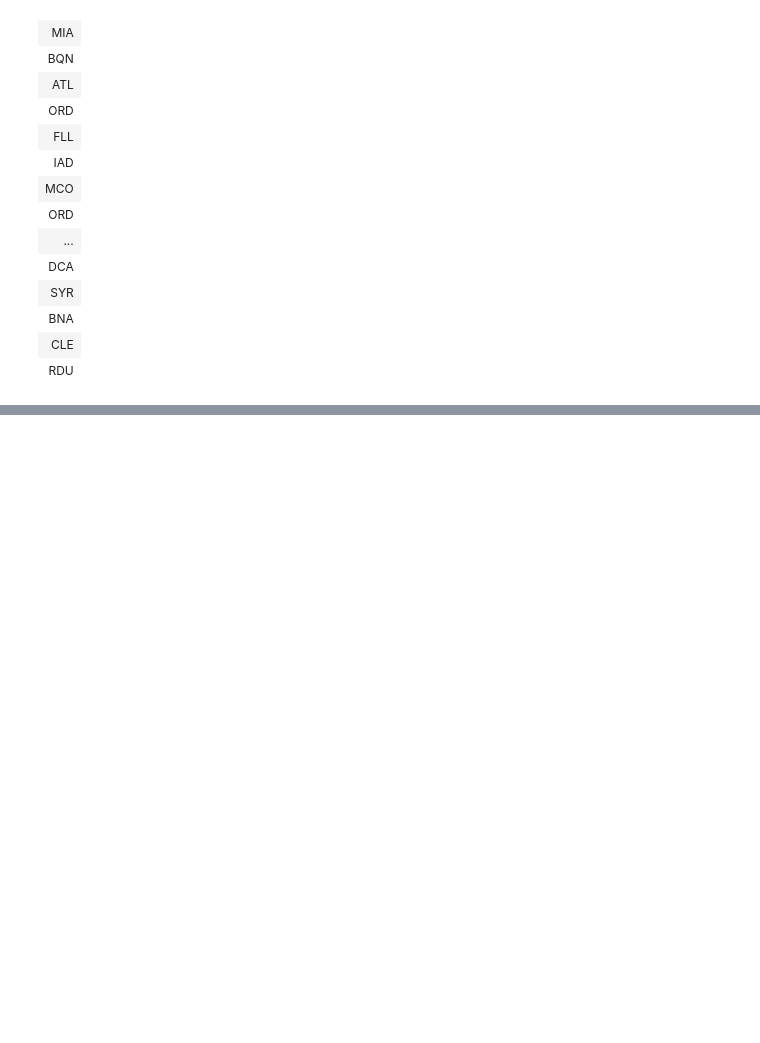
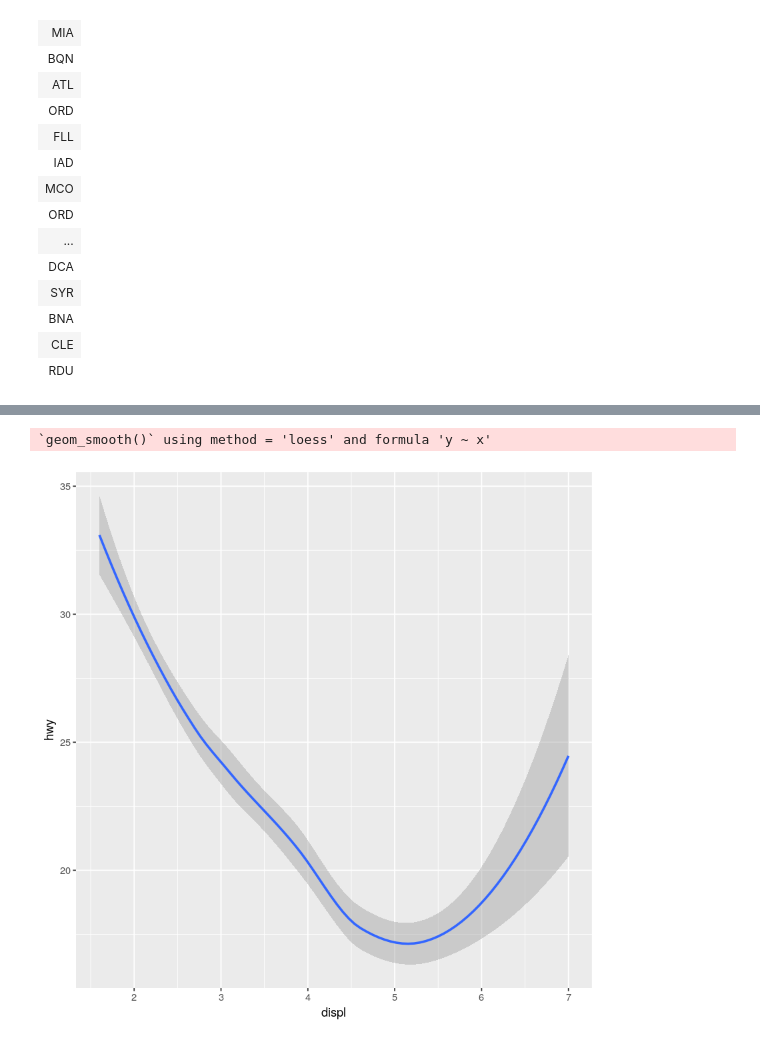
Before and after one commit to nithinivi/DataScienceInR, a Jupyter notebook: 03-Data frames & Visualisations .ipynb, the cells around one changed output, grey strips where cells are left out. Saved outputs shown, nothing was run; the diff lists cells and outputs as text; code cells hidden in the pictures; blank space fills up the shorter version.

```diff
--- a/03-Data frames & Visualisations .ipynb
+++ b/03-Data frames & Visualisations .ipynb
@@ -168,0 +277,11 @@ select(flights, dest)
+# %%
+# # left
+# ggplot(data = mpg) +
+#   geom_point(mapping = aes(x = displ, y = hwy))
+
+# right
+ggplot(data = mpg) +
+  geom_smooth(mapping = aes(x = displ, y = hwy))
+# %% [output]
+`geom_smooth()` using method = 'loess' and formula 'y ~ x'
+[figure, added]
```
Also changed, not shown: parts of 16 cells of this notebook.
